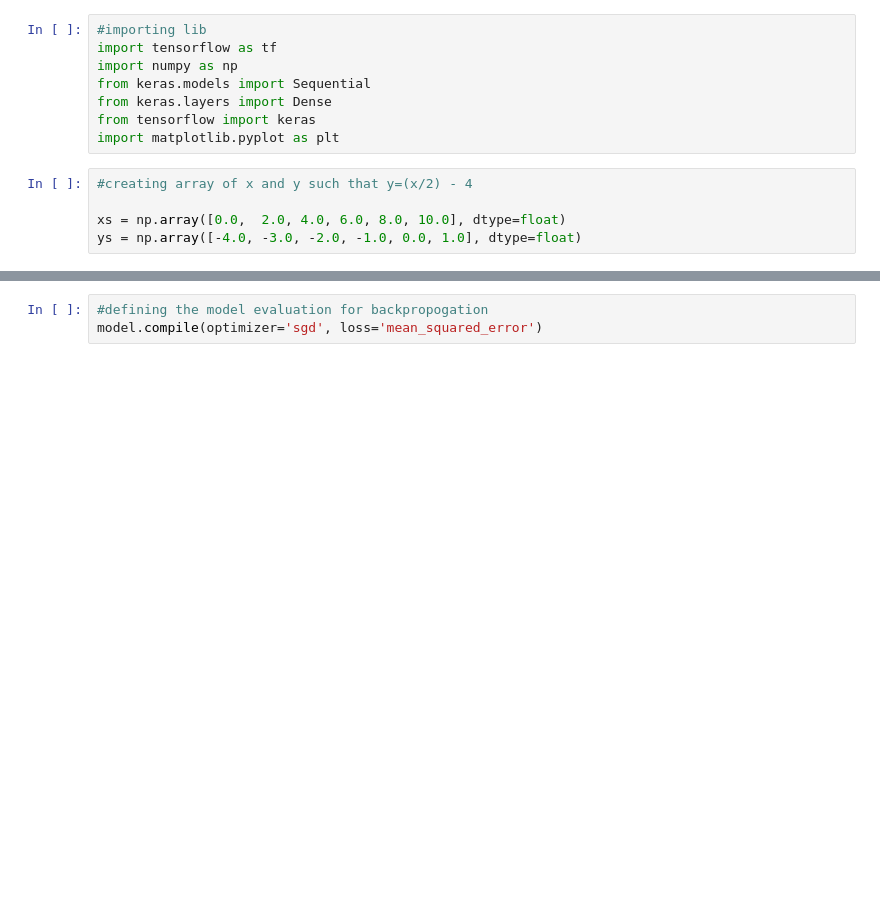
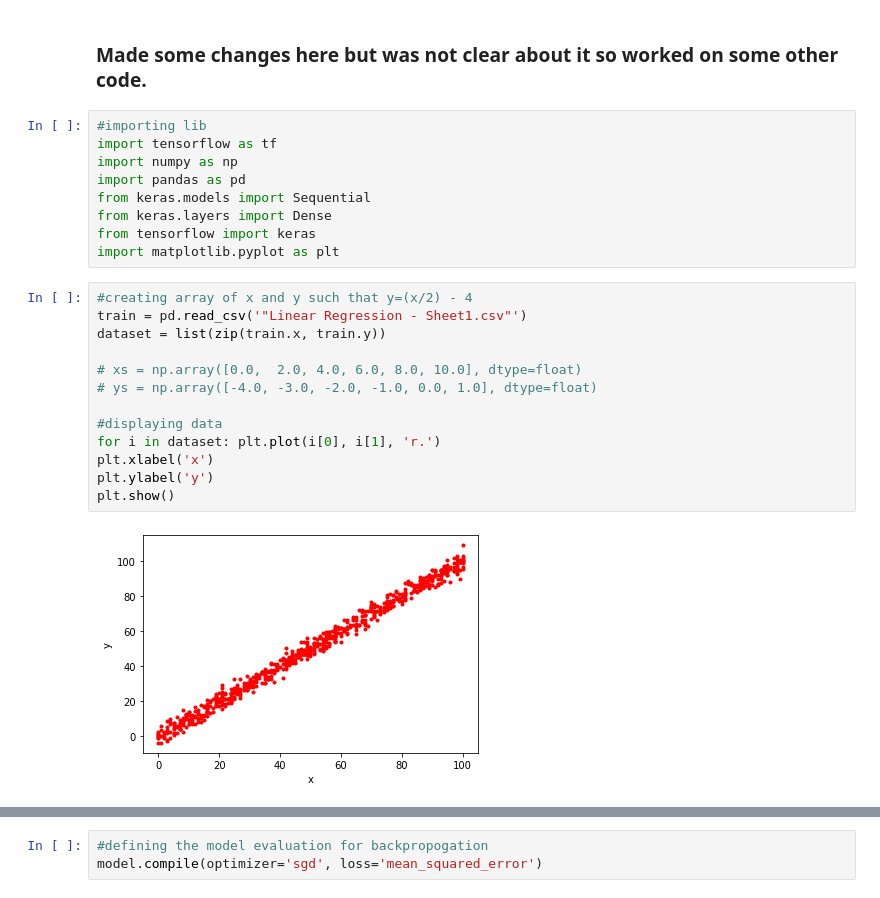
Before and after one commit to ppap1771/ML-Sandbox, a Jupyter notebook: MLDLS2022/Neuralnets/00_Perceptron.ipynb, the cells around one changed output, grey strips where cells are left out. Cells and saved outputs as stored; diff of their text form; blank space fills up the shorter version.

```diff
--- a/MLDLS2022/Neuralnets/00_Perceptron.ipynb
+++ b/MLDLS2022/Neuralnets/00_Perceptron.ipynb
@@ -1,18 +1,31 @@
 # %% [markdown]
 <a href="https://colab.research.google.com/github/vedantbahel/Deep-Learning/blob/master/Basic/00_Perceptron.ipynb" target="_parent"><img src="https://colab.research.google.com/assets/colab-badge.svg" alt="Open In Colab"/></a>
+# %% [markdown]
+### Made some changes here but was not clear about it so worked on some other code.
 # %%
 #importing lib
 import tensorflow as tf
 import numpy as np
+import pandas as pd
 from keras.models import Sequential
 from keras.layers import Dense
 from tensorflow import keras
 import matplotlib.pyplot as plt
 # %%
 #creating array of x and y such that y=(x/2) - 4
+train = pd.read_csv('"Linear Regression - Sheet1.csv"')
+dataset = list(zip(train.x, train.y))
 
-xs = np.array([0.0,  2.0, 4.0, 6.0, 8.0, 10.0], dtype=float)
-ys = np.array([-4.0, -3.0, -2.0, -1.0, 0.0, 1.0], dtype=float)
+# xs = np.array([0.0,  2.0, 4.0, 6.0, 8.0, 10.0], dtype=float)
+# ys = np.array([-4.0, -3.0, -2.0, -1.0, 0.0, 1.0], dtype=float)
+
+#displaying data
+for i in dataset: plt.plot(i[0], i[1], 'r.')
+plt.xlabel('x')
+plt.ylabel('y')
+plt.show()
+# %% [output]
+[figure, added]
 # %%
 #defining a single layer; single neuron model
 model = tf.keras.Sequential([keras.layers.Dense(units=3, activation='relu', input_shape=[1])])
```
Also changed, not shown: parts of 5 cells of this notebook, 6 other files.
